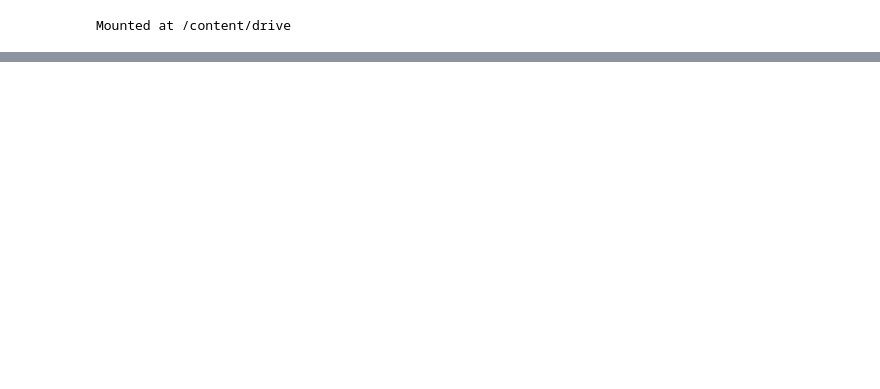
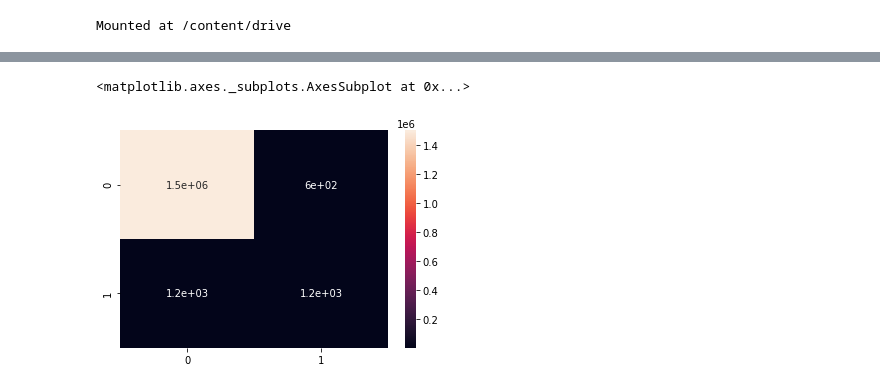
Before and after one commit to martydom/startup-funding-prediction, a Jupyter notebook: Devashish_Bose_Team_1_Startup_Funding_Prediction_Capstone_Project4.ipynb, the cells around one changed output, grey strips where cells are left out. Cells and saved outputs as stored; diff of their text form; code cells hidden in the pictures; blank space fills up the shorter version.

```diff
--- a/Devashish_Bose_Team_1_Startup_Funding_Prediction_Capstone_Project4.ipynb
+++ b/Devashish_Bose_Team_1_Startup_Funding_Prediction_Capstone_Project4.ipynb
@@ -50,0 +134,2 @@ df = pd.read_csv('/content/drive/MyDrive/AlmaBetter/Module 4/Week 4/data_driven_
+# %%
+use_df['month'] = use_df['month'].apply(lambda x : datetime.datetime.strptime(str(x), '%Y%m%d'))
@@ -50,0 +142,2 @@ df = pd.read_csv('/content/drive/MyDrive/AlmaBetter/Module 4/Week 4/data_driven_
+# %%
+use_df['target'] = 0
@@ -50,0 +150,8 @@ df = pd.read_csv('/content/drive/MyDrive/AlmaBetter/Module 4/Week 4/data_driven_
+# %%
+def filter_target(x):
+  if (last_fund_dict[x['UUID']] - x['month']).days < 84 and (last_fund_dict[x['UUID']] - x['month']).days > 0:
+    return 1
+  return 0
+# %%
+for company in companies_funded:
+  use_df.loc[use_df['UUID']== company, 'target'] = use_df.loc[use_df['UUID']== company,['UUID','month',]].apply(filter_target,axis=1)
@@ -50,0 +169,5 @@ df = pd.read_csv('/content/drive/MyDrive/AlmaBetter/Module 4/Week 4/data_driven_
+# %%
+sns.heatmap(confusion_matrix(use_df['funding_ind'],use_df['target']),annot = True)
+# %% [output]
+<matplotlib.axes._subplots.AxesSubplot at 0x...>
+[figure, added]
```
Also changed, not shown: parts of 70 cells of this notebook.
